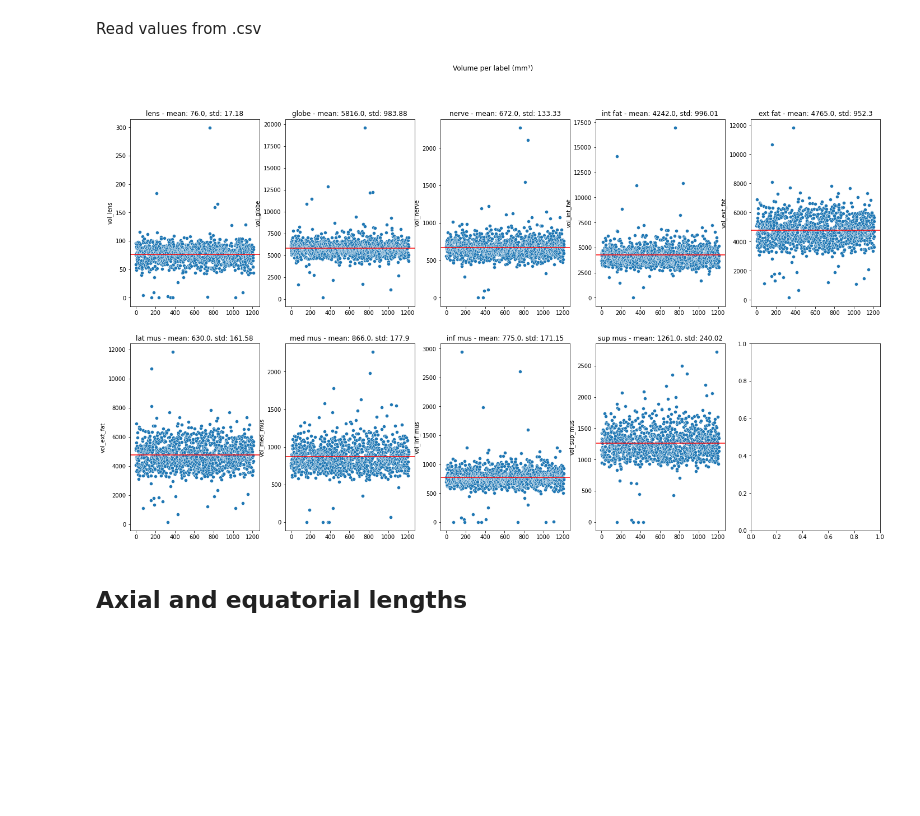
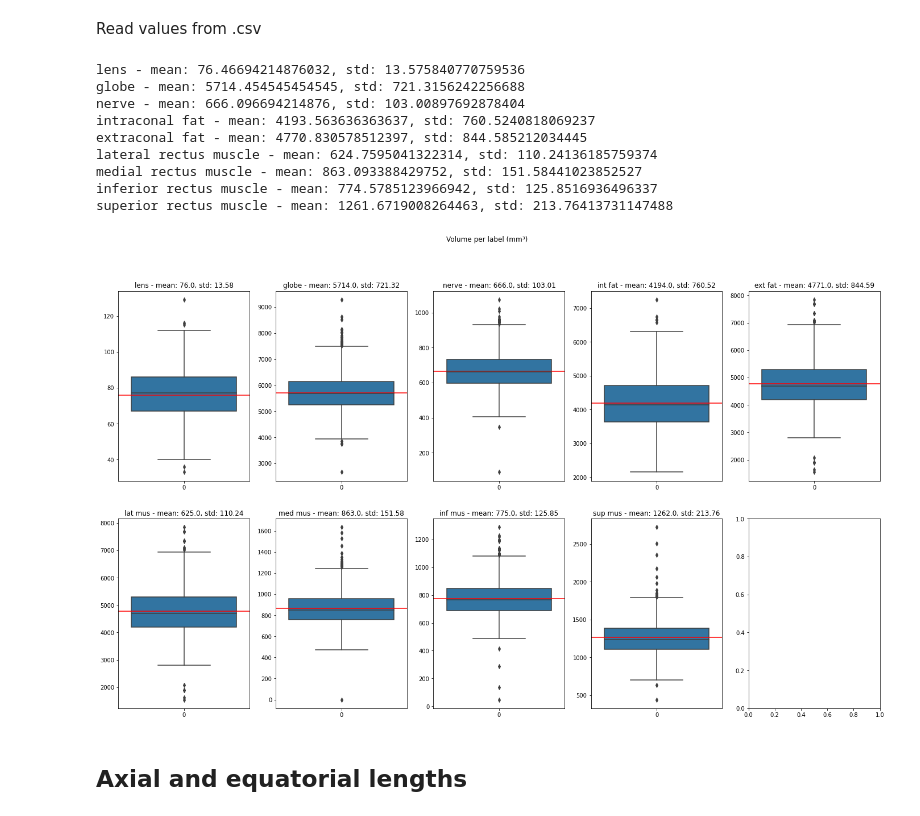
Before and after one commit to jaimebarran/a-eye_segmentation, a Jupyter notebook: deep_learning/3D_multilabel/extract_biometrics.ipynb, the cells around one changed output. Drawn from its saved outputs; the diff is of its cells as text; code cells hidden in the pictures; blank space fills up the shorter version.

```diff
--- a/deep_learning/3D_multilabel/extract_biometrics.ipynb
+++ b/deep_learning/3D_multilabel/extract_biometrics.ipynb
@@ -133,60 +142,61 @@ METHOD = 'reg'
 
 if METHOD=='reg':
     main_path = '/mnt/sda1/Repos/a-eye/Data/SHIP_dataset/'
-    filename = 'volumes_reg_2.csv'
+    filename = 'volumes_reg.csv'
 elif METHOD=='dl':
     main_path = '/mnt/sda1/Repos/a-eye/a-eye_segmentation/3D_multilabel/experiment_0/'
-    filename = 'volumes_dl_2.csv'
+    filename = 'volumes_dl.csv'
 
 df_vol = pd.read_csv(main_path + filename)
 
 # lens
 vol_lens = np.array([df_vol["vol_lens"]])
-# print(f'lens - mean: {np.mean(vol_lens)}, std: {np.std(vol_lens)}')
+print(f'lens - mean: {np.mean(vol_lens)}, std: {np.std(vol_lens)}')
 
 # globe
 vol_globe = np.array([df_vol["vol_globe"]])
-# print(f'globe - mean: {np.mean(vol_globe)}, std: {np.std(vol_globe)}')
+print(f'globe - mean: {np.mean(vol_globe)}, std: {np.std(vol_globe)}')
 
 # nerve
 vol_nerve = np.array([df_vol["vol_nerve"]])
-# print(f'nerve - mean: {np.mean(vol_nerve)}, std: {np.std(vol_nerve)}')
+print(f'nerve - mean: {np.mean(vol_nerve)}, std: {np.std(vol_nerve)}')
 
 # intraconal fat
 vol_int_fat = np.array([df_vol["vol_int_fat"]])
-# print(f'intraconal fat - mean: {np.mean(vol_int_fat)}, std: {np.std(vol_int_fat)}')
+print(f'intraconal fat - mean: {np.mean(vol_int_fat)}, std: {np.std(vol_int_fat)}')
 
 # extraconal fat
 vol_ext_fat = np.array([df_vol["vol_ext_fat"]])
-# print(f'extraconal fat - mean: {np.mean(vol_ext_fat)}, std: {np.std(vol_ext_fat)}')
+print(f'extraconal fat - mean: {np.mean(vol_ext_fat)}, std: {np.std(vol_ext_fat)}')
 
 # lateral rectus muscle
 vol_lat_mus = np.array([df_vol["vol_lat_mus"]])
-# print(f'lateral rectus muscle - mean: {np.mean(vol_lat_mus)}, std: {np.std(vol_lat_mus)}')
+print(f'lateral rectus muscle - mean: {np.mean(vol_lat_mus)}, std: {np.std(vol_lat_mus)}')
 
 # medial rectus muscle
 vol_med_mus= np.array([df_vol["vol_med_mus"]])
-# print(f'medial rectus muscle - mean: {np.mean(vol_med_mus)}, std: {np.std(vol_med_mus)}')
+print(f'medial rectus muscle - mean: {np.mean(vol_med_mus)}, std: {np.std(vol_med_mus)}')
 
 # inferior rectus muscle
 vol_inf_mus = np.array([df_vol["vol_inf_mus"]])
-# print(f'inferior rectus muscle - mean: {np.mean(vol_inf_mus)}, std: {np.std(vol_inf_mus)}')
+print(f'inferior rectus muscle - mean: {np.mean(vol_inf_mus)}, std: {np.std(vol_inf_mus)}')
 
 # superior rectus muscle
 vol_sup_mus = np.array([df_vol["vol_sup_mus"]])
-# print(f'superior rectus muscle - mean: {np.mean(vol_sup_mus)}, std: {np.std(vol_sup_mus)}')
+print(f'superior rectus muscle - mean: {np.mean(vol_sup_mus)}, std: {np.std(vol_sup_mus)}')
 
 # Subplots
 k = 1.5 # Figure size to preserve ratio 16:9
 fig, ax = plt.subplots(2, 5, figsize=(16*k, 9*k))
 fig.suptitle('Volume per label (mm³)')
+fig.patch.set_facecolor('white')
 fix_axis = False
 # x_axis = [-2, 2]
 # y_axis = [-2.5, 3.5]
 
 # lens
 ax[0][0].set_title(f'lens - mean: {np.round(np.mean(vol_lens))}, std: {np.round(np.std(vol_lens), 2)}')
-graph_lens = sns.scatterplot(df_vol['vol_lens'], ax=ax[0][0])
+graph_lens = sns.boxplot(df_vol['vol_lens'], ax=ax[0][0])
 graph_lens.axhline(np.round(np.mean(vol_lens)), color='red')
 if fix_axis:
     # ax[0][0].set_xlim(x_axis)
@@ -194,7 +204,7 @@ if fix_axis:
 
 # globe
 ax[0][1].set_title(f'globe - mean: {np.round(np.mean(vol_globe))}, std: {np.round(np.std(vol_globe), 2)}')
-graph_globe = sns.scatterplot(df_vol['vol_globe'], ax=ax[0][1])
+graph_globe = sns.boxplot(df_vol['vol_globe'], ax=ax[0][1])
 graph_globe.axhline(np.round(np.mean(vol_globe)), color='red')
 if fix_axis:
     # ax[0][1].set_xlim(x_axis)
@@ -202,7 +212,7 @@ if fix_axis:
 
 # nerve
 ax[0][2].set_title(f'nerve - mean: {np.round(np.mean(vol_nerve))}, std: {np.round(np.std(vol_nerve), 2)}')
-graph_nerve = sns.scatterplot(df_vol['vol_nerve'], ax=ax[0][2])
+graph_nerve = sns.boxplot(df_vol['vol_nerve'], ax=ax[0][2])
 graph_nerve.axhline(np.round(np.mean(vol_nerve)), color='red')
 if fix_axis:
     # ax[0][2].set_xlim(x_axis)
@@ -210,7 +220,7 @@ if fix_axis:
 
 # intraconal fat
 ax[0][3].set_title(f'int fat - mean: {np.round(np.mean(vol_int_fat))}, std: {np.round(np.std(vol_int_fat), 2)}')
-graph_int_fat = sns.scatterplot(df_vol['vol_int_fat'], ax=ax[0][3])
+graph_int_fat = sns.boxplot(df_vol['vol_int_fat'], ax=ax[0][3])
 graph_int_fat.axhline(np.round(np.mean(vol_int_fat)), color='red')
 if fix_axis:
     # ax[0][3].set_xlim(x_axis)
@@ -218,7 +228,7 @@ if fix_axis:
 
 # extraconal fat
 ax[0][4].set_title(f'ext fat - mean: {np.round(np.mean(vol_ext_fat))}, std: {np.round(np.std(vol_ext_fat), 2)}')
-graph_ext_fat = sns.scatterplot(df_vol['vol_ext_fat'], ax=ax[0][4])
+graph_ext_fat = sns.boxplot(df_vol['vol_ext_fat'], ax=ax[0][4])
 graph_ext_fat.axhline(np.round(np.mean(vol_ext_fat)), color='red')
 if fix_axis:
     # ax[0][4].set_xlim(x_axis)
@@ -226,41 +236,50 @@ if fix_axis:
 
 # lateral rectus muscle
 ax[1][0].set_title(f'lat mus - mean: {np.round(np.mean(vol_lat_mus))}, std: {np.round(np.std(vol_lat_mus), 2)}')
-graph_lat_mus = sns.scatterplot(df_vol['vol_ext_fat'], ax=ax[1][0])
+graph_lat_mus = sns.boxplot(df_vol['vol_ext_fat'], ax=ax[1][0])
 graph_lat_mus.axhline(np.round(np.mean(vol_ext_fat)), color='red')
 if fix_axis:
     # ax[1][0].set_xlim(x_axis)
     ax[1][0].set_ylim([1000, 8000])
 
 # medial rectus muscle
 ax[1][1].set_title(f'med mus - mean: {np.round(np.mean(vol_med_mus))}, std: {np.round(np.std(vol_med_mus), 2)}')
-graph_med_mus = sns.scatterplot(df_vol['vol_med_mus'], ax=ax[1][1])
+graph_med_mus = sns.boxplot(df_vol['vol_med_mus'], ax=ax[1][1])
 graph_med_mus.axhline(np.round(np.mean(vol_med_mus)), color='red')
 if fix_axis:
     # ax[1][1].set_xlim(x_axis)
     ax[1][1].set_ylim([400, 1500])
 
 # inferior rectus muscle
 ax[1][2].set_title(f'inf mus - mean: {np.round(np.mean(vol_inf_mus))}, std: {np.round(np.std(vol_inf_mus), 2)}')
-graph_med_mus = sns.scatterplot(df_vol['vol_inf_mus'], ax=ax[1][2])
+graph_med_mus = sns.boxplot(df_vol['vol_inf_mus'], ax=ax[1][2])
 graph_med_mus.axhline(np.round(np.mean(vol_inf_mus)), color='red')
 if fix_axis:
     # ax[1][2].set_xlim(x_axis)
     ax[1][2].set_ylim([400, 1300])
 
 # superior rectus muscle
 ax[1][3].set_title(f'sup mus - mean: {np.round(np.mean(vol_sup_mus))}, std: {np.round(np.std(vol_sup_mus), 2)}')
-graph_med_mus = sns.scatterplot(df_vol['vol_sup_mus'], ax=ax[1][3])
+graph_med_mus = sns.boxplot(df_vol['vol_sup_mus'], ax=ax[1][3])
 graph_med_mus.axhline(np.round(np.mean(vol_sup_mus)), color='red')
 if fix_axis:
     # ax[1][3].set_xlim(x_axis)
     ax[1][3].set_ylim([300, 2000])
 
 plt.show
 
 plt.savefig(main_path + filename.split('.')[0] + '.png')
 # %% [output]
+lens - mean: 76.46694214876032, std: 13.575840770759536
+globe - mean: 5714.454545454545, std: 721.3156242256688
+nerve - mean: 666.096694214876, std: 103.00897692878404
+intraconal fat - mean: 4193.563636363637, std: 760.5240818069237
+extraconal fat - mean: 4770.830578512397, std: 844.585212034445
+lateral rectus muscle - mean: 624.7595041322314, std: 110.24136185759374
+medial rectus muscle - mean: 863.093388429752, std: 151.58441023852527
+inferior rectus muscle - mean: 774.5785123966942, std: 125.8516936496337
+superior rectus muscle - mean: 1261.6719008264463, std: 213.76413731147488
-[figure, old version]
+[figure, new version]
 # %% [markdown]
 ## Axial and equatorial lengths
 # %% [markdown]
```
Also changed, not shown: parts of 8 cells of this notebook.
